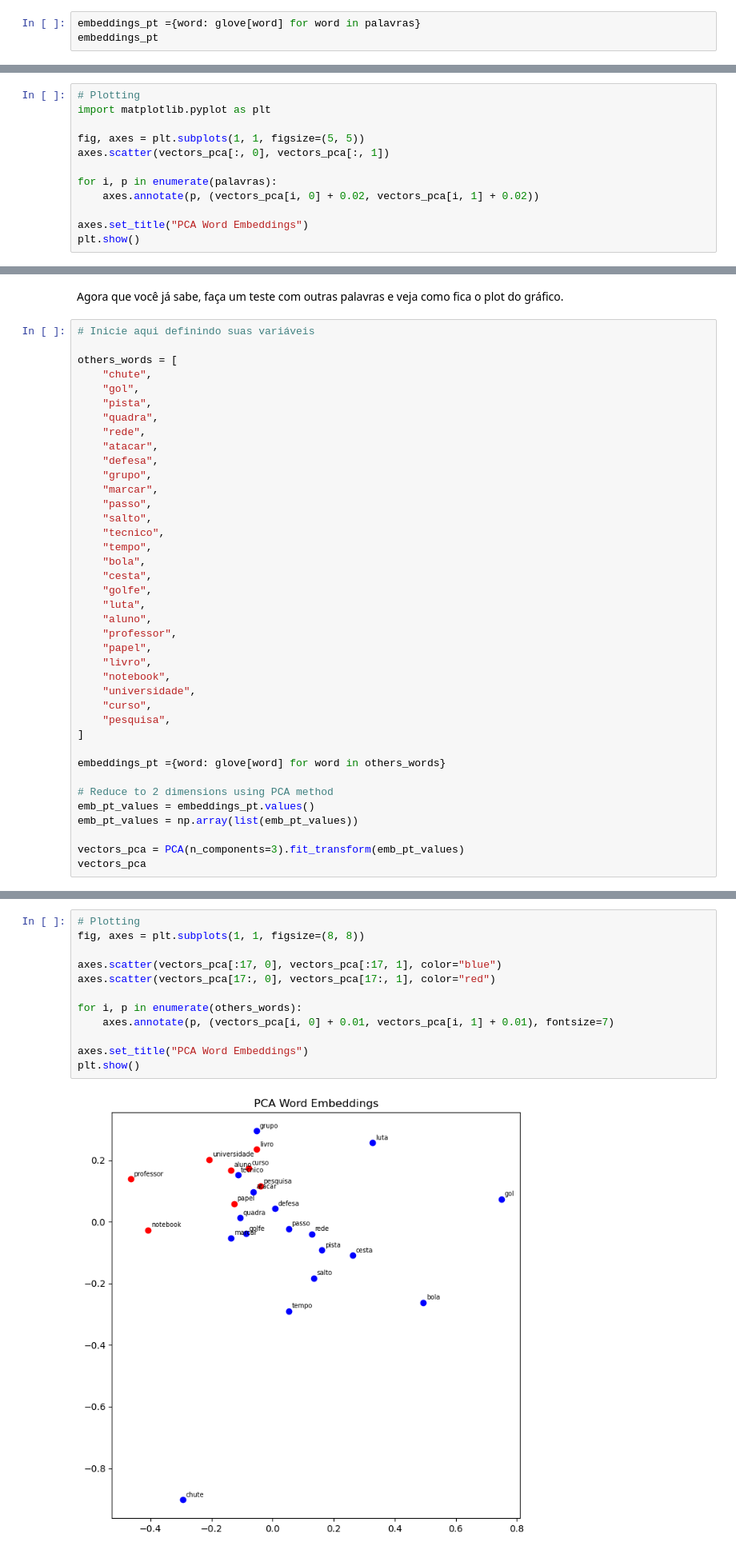
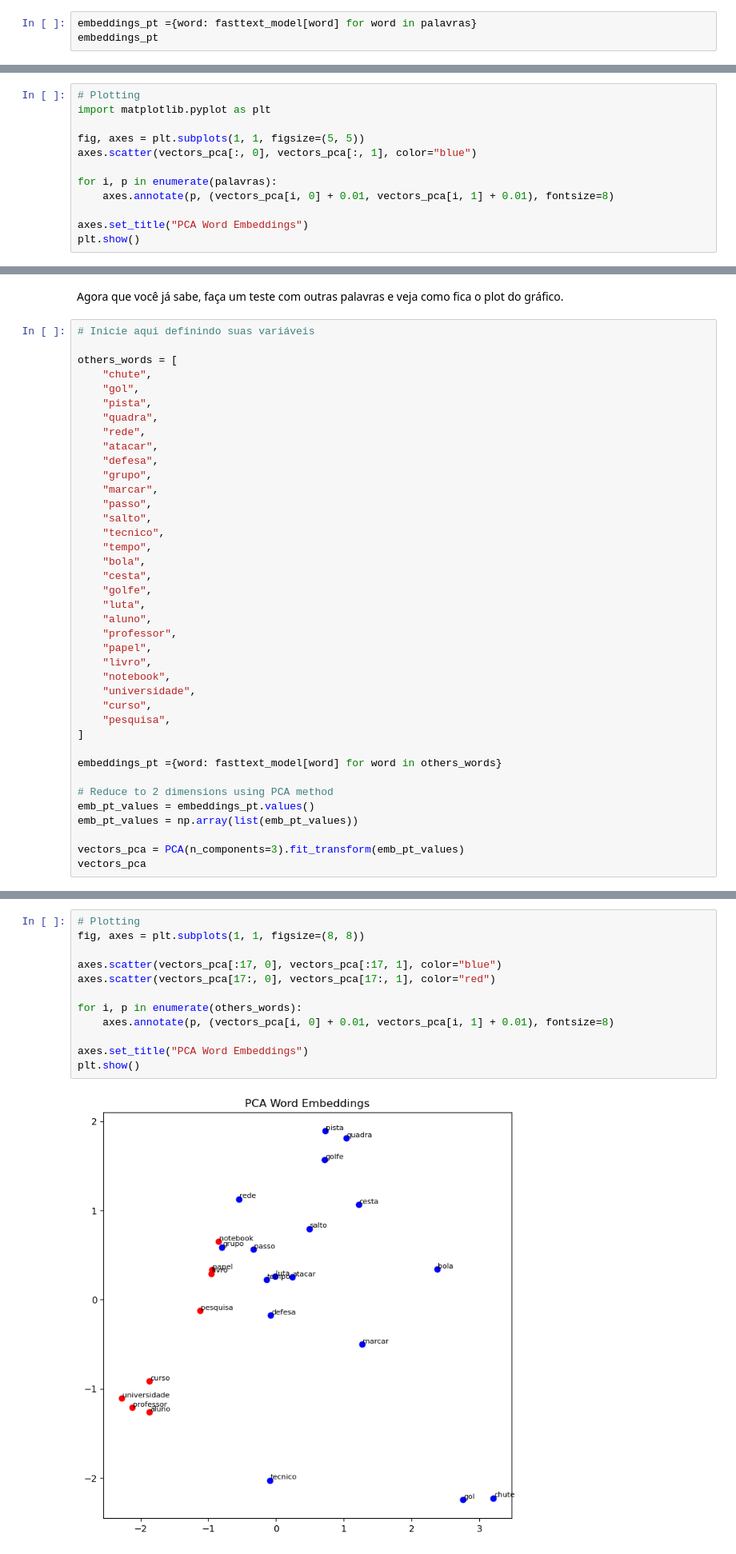
Before and after one commit to thiagoneye/master-large_language_model, a Jupyter notebook: src/context_embeddings.ipynb, the cells around one changed output, grey strips where cells are left out. Shown at 80% size. Cells and saved outputs as stored; diff of their text form.

```diff
--- a/src/context_embeddings.ipynb
+++ b/src/context_embeddings.ipynb
@@ -177,6 +166,6 @@ palavras = [
 ### **Exercício**
 **b)** Crie um novo vetor que receberá os embeddings correspondentes às palavras em português que você escolheu.
 # %%
-embeddings_pt ={word: glove[word] for word in palavras}
+embeddings_pt ={word: fasttext_model[word] for word in palavras}
 embeddings_pt
 # %% [output]
@@ -222,10 +223,10 @@ vectors_pca
 import matplotlib.pyplot as plt
 
 fig, axes = plt.subplots(1, 1, figsize=(5, 5))
-axes.scatter(vectors_pca[:, 0], vectors_pca[:, 1])
+axes.scatter(vectors_pca[:, 0], vectors_pca[:, 1], color="blue")
 
 for i, p in enumerate(palavras):
-    axes.annotate(p, (vectors_pca[i, 0] + 0.02, vectors_pca[i, 1] + 0.02))
+    axes.annotate(p, (vectors_pca[i, 0] + 0.01, vectors_pca[i, 1] + 0.01), fontsize=8)
 
 axes.set_title("PCA Word Embeddings")
 plt.show()
@@ -264,7 +265,7 @@ others_words = [
     "pesquisa",
 ]
 
-embeddings_pt ={word: glove[word] for word in others_words}
+embeddings_pt ={word: fasttext_model[word] for word in others_words}
 
 # Reduce to 2 dimensions using PCA method
 emb_pt_values = embeddings_pt.values()
@@ -293,17 +294,17 @@ array([[-0.29406467, -0.9020923 ,  0.26355457],
 # %%
 # Plotting
 fig, axes = plt.subplots(1, 1, figsize=(8, 8))
 
 axes.scatter(vectors_pca[:17, 0], vectors_pca[:17, 1], color="blue")
 axes.scatter(vectors_pca[17:, 0], vectors_pca[17:, 1], color="red")
 
 for i, p in enumerate(others_words):
-    axes.annotate(p, (vectors_pca[i, 0] + 0.01, vectors_pca[i, 1] + 0.01), fontsize=7)
+    axes.annotate(p, (vectors_pca[i, 0] + 0.01, vectors_pca[i, 1] + 0.01), fontsize=8)
 
 axes.set_title("PCA Word Embeddings")
 plt.show()
 # %% [output]
-[figure, old version]
+[figure, new version]
 # %% [markdown]
 ### Word2Vec algebra
 ### **Exercício**
```
Also changed, not shown: parts of 11 cells of this notebook, 1 other file.
